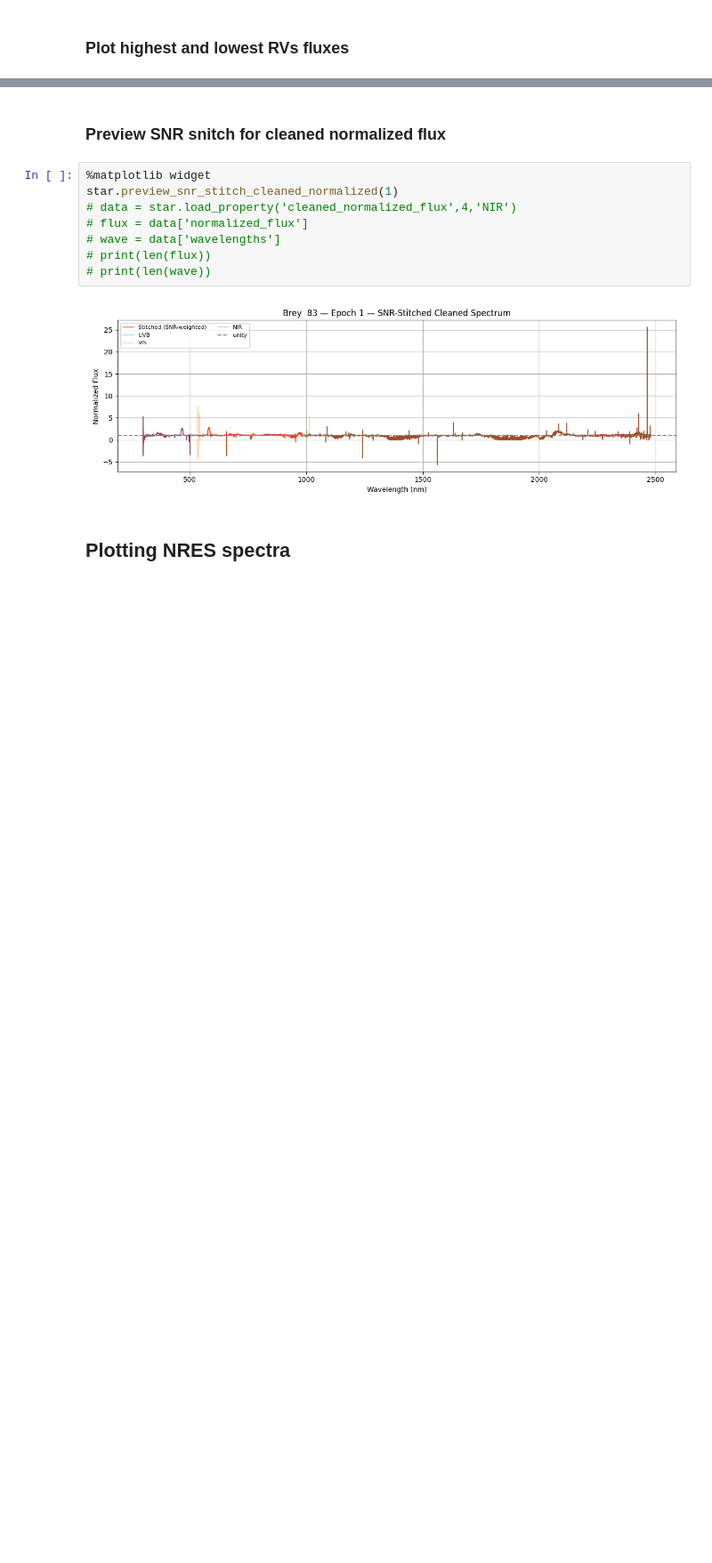
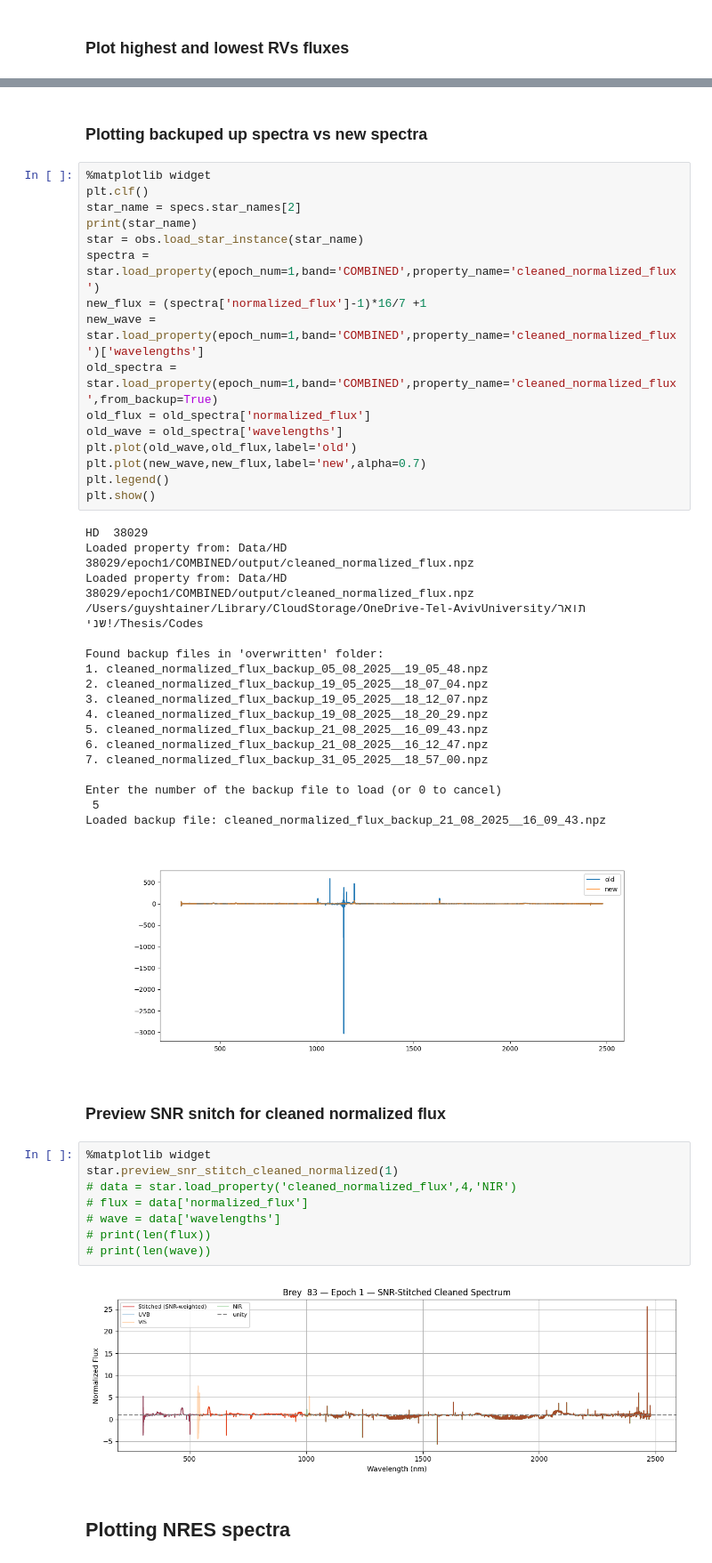
Before and after one commit to Guy-Shtainer/Thesis-codes, a Jupyter notebook: Plots.ipynb, the cells around one changed output, grey strips where cells are left out. Shown at 89% size. Cells and saved outputs as stored; diff of their text form; blank space fills up the shorter version.

Commit message:
simple backup after several changes

```diff
--- a/Plots.ipynb
+++ b/Plots.ipynb
@@ -142,3 +367,40 @@ No file or folder named 'cleaned_normalized_flux' found in 'Data/HD  37248/epoch
+# %% [markdown]
+### Plotting backuped up spectra vs new spectra
+# %%
+%matplotlib widget
+plt.clf()
+star_name = specs.star_names[2]
+print(star_name)
+star = obs.load_star_instance(star_name)
+spectra = star.load_property(epoch_num=1,band='COMBINED',property_name='cleaned_normalized_flux')
+new_flux = (spectra['normalized_flux']-1)*16/7 +1
+new_wave = star.load_property(epoch_num=1,band='COMBINED',property_name='cleaned_normalized_flux')['wavelengths']
+old_spectra = star.load_property(epoch_num=1,band='COMBINED',property_name='cleaned_normalized_flux',from_backup=True)
+old_flux = old_spectra['normalized_flux']
+old_wave = old_spectra['wavelengths']
+plt.plot(old_wave,old_flux,label='old')
+plt.plot(new_wave,new_flux,label='new',alpha=0.7)
+plt.legend()
+plt.show()
+# %% [output]
+HD  38029
+Loaded property from: Data/HD  38029/epoch1/COMBINED/output/cleaned_normalized_flux.npz
+Loaded property from: Data/HD  38029/epoch1/COMBINED/output/cleaned_normalized_flux.npz
+/Users/guyshtainer/Library/CloudStorage/OneDrive-Tel-AvivUniversity/תואר שני!/Thesis/Codes
+
+Found backup files in 'overwritten' folder:
+1. cleaned_normalized_flux_backup_05_08_2025__19_05_48.npz
+2. cleaned_normalized_flux_backup_19_05_2025__18_07_04.npz
+3. cleaned_normalized_flux_backup_19_05_2025__18_12_07.npz
+4. cleaned_normalized_flux_backup_19_08_2025__18_20_29.npz
+5. cleaned_normalized_flux_backup_21_08_2025__16_09_43.npz
+6. cleaned_normalized_flux_backup_21_08_2025__16_12_47.npz
+7. cleaned_normalized_flux_backup_31_05_2025__18_57_00.npz
+
+Enter the number of the backup file to load (or 0 to cancel)
+ 5
+Loaded backup file: cleaned_normalized_flux_backup_21_08_2025__16_09_43.npz
+[figure, added]
 # %% [markdown]
 ### Preview SNR snitch for cleaned normalized flux
 # %%
```
Also changed, not shown: parts of 8 cells of this notebook, 4 other files.
